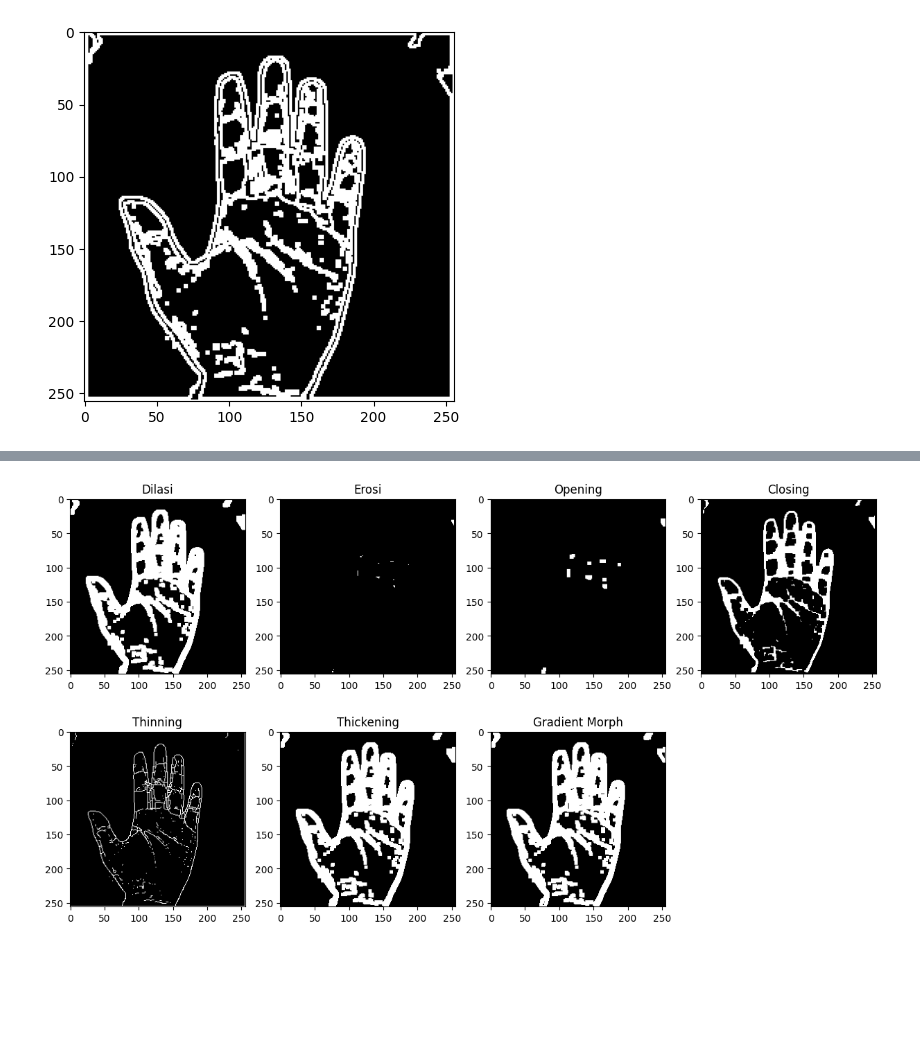
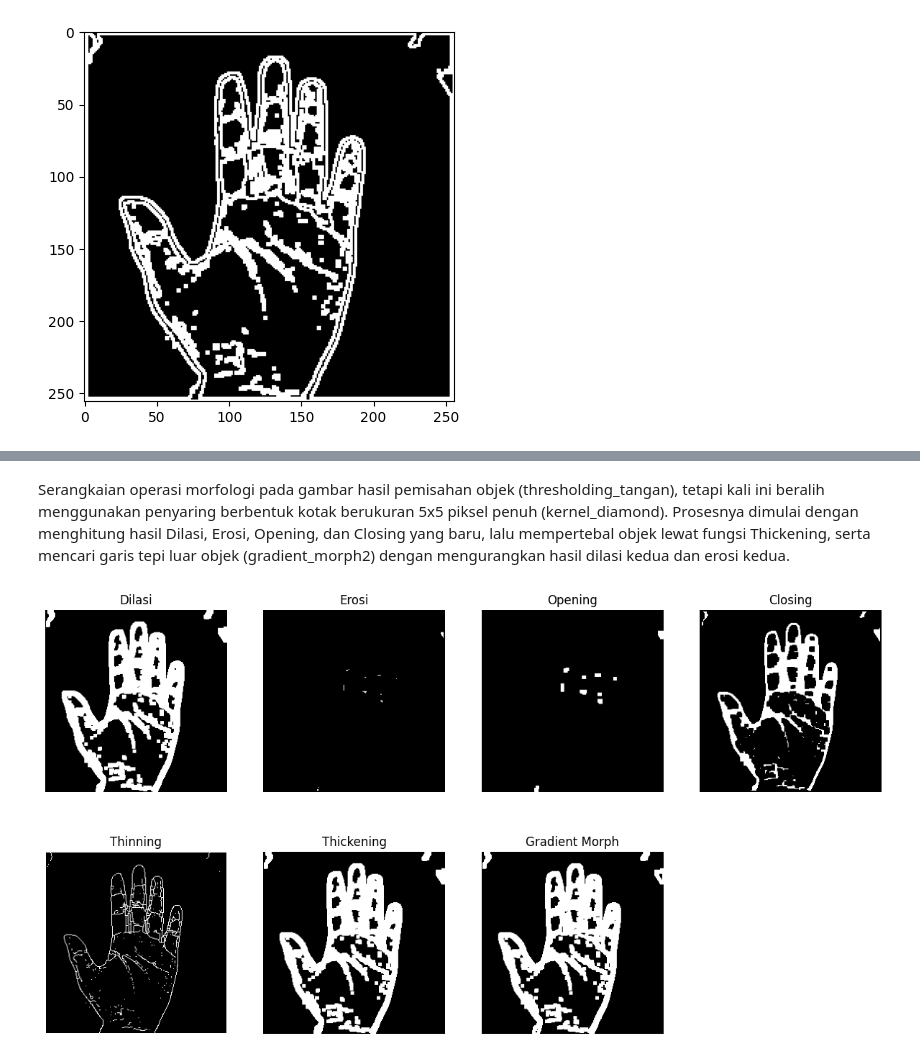
Before and after one commit to praktikum-pcd-2026/ynk-m4-melaniputrizahari, a Jupyter notebook: jurnalmodul4.ipynb, the cells around one changed output, grey strips where cells are left out. Saved outputs shown, nothing was run; the diff lists cells and outputs as text; code cells hidden in the pictures; blank space fills up the shorter version.

```diff
--- a/jurnalmodul4.ipynb
+++ b/jurnalmodul4.ipynb
@@ -223,3 +245,9 @@ plt.imshow(erosi, cmap='gray')
 plt.show()
 # %% [output]
 [figure]
+# %%
+def opening(img, kernel):
+    return metode_satu(metode_dua(img,kernel),kernel)
+
+def closing(img,kernel):
+    return metode_dua(metode_satu(img,kernel),kernel)
@@ -226,6 +258,6 @@ plt.show()
 # %%
-opening = metode_satu(erosi, kernel_cross)
-plt.imshow(opening, cmap='gray')
+opening1 = opening(thresholding_tangan, kernel_cross)
+plt.imshow(opening1, cmap='gray')
 plt.show()
 # %% [output]
 [figure]
@@ -232,6 +266,6 @@ plt.show()
 # %%
-closing = metode_dua(dilasi, kernel_cross)
-plt.imshow(closing, cmap='gray')
+closing1 = closing(thresholding_tangan, kernel_cross)
+plt.imshow(closing1, cmap='gray')
 plt.show()
 # %% [output]
 [figure]
@@ -370,8 +423,10 @@ plt.show()
+# %% [markdown]
+Serangkaian operasi morfologi pada gambar hasil pemisahan objek (thresholding_tangan), tetapi kali ini beralih menggunakan penyaring berbentuk kotak berukuran 5x5 piksel penuh (kernel_diamond). Prosesnya dimulai dengan menghitung hasil Dilasi, Erosi, Opening, dan Closing yang baru, lalu mempertebal objek lewat fungsi Thickening, serta mencari garis tepi luar objek (gradient_morph2) dengan mengurangkan hasil dilasi kedua dan erosi kedua.
 # %%
 dilasi2 = metode_satu(thresholding_tangan, kernel_diamond)
 erosi2 = metode_dua(thresholding_tangan, kernel_diamond)
-opening2 = metode_satu(erosi2, kernel_diamond)
-closing2 = metode_dua(dilasi2, kernel_diamond)
+opening2 = opening(thresholding_tangan, kernel_diamond)
+closing2 = closing(thresholding_tangan, kernel_diamond)
 thickening2 = Thickening (thresholding_tangan, kernel_diamond, iterasi=1)
 gradient_morph2 = dilasi2- erosi2
 
@@ -379,32 +434,39 @@ plt.figure(figsize=(15,8))
 
 plt.subplot(2,4,1)
 plt.title("Dilasi")
 plt.imshow(dilasi2, cmap='gray')
+plt.axis('off')
 
 plt.subplot(2,4,2)
 plt.title("Erosi")
 plt.imshow(erosi2, cmap='gray')
+plt.axis('off')
 
 plt.subplot(2,4,3)
 plt.title("Opening")
 plt.imshow(opening2, cmap='gray')
+plt.axis('off')
 
 plt.subplot(2,4,4)
 plt.title("Closing")
 plt.imshow(closing2, cmap='gray')
+plt.axis('off')
 
 plt.subplot(2,4,5)
 plt.title("Thinning")
-plt.imshow(thinning2, cmap='gray')
+plt.imshow(thinning, cmap='gray')
+plt.axis('off')
 
 plt.subplot(2,4,6)
 plt.title("Thickening")
 plt.imshow(thickening2, cmap='gray')
+plt.axis('off')
 
 plt.subplot(2,4,7)
 plt.title("Gradient Morph")
 plt.imshow(gradient_morph2, cmap='gray')
+plt.axis('off')
 
 plt.show()
 # %% [output]
-[figure, old version]
+[figure, new version]
```
Also changed, not shown: parts of 30 cells of this notebook.
